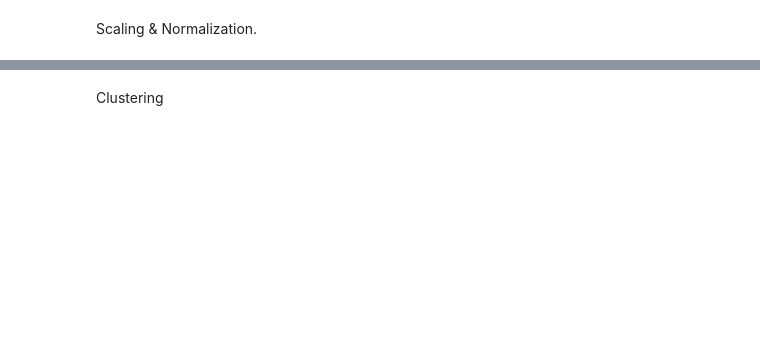
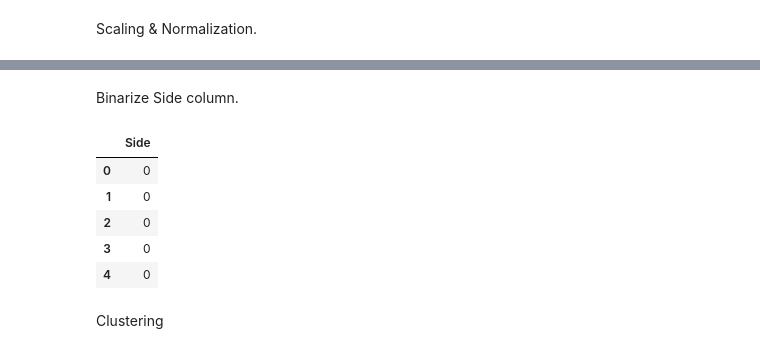
Before and after one commit to aboublini/Data-Analytics-US-Accidents, a Jupyter notebook: Ergasia_analytikis.ipynb, the cells around one changed output, grey strips where cells are left out. Cells and saved outputs as stored; diff of their text form; code cells hidden in the pictures; blank space fills up the shorter version.

```diff
--- a/Ergasia_analytikis.ipynb
+++ b/Ergasia_analytikis.ipynb
@@ -269,3 +308,17 @@ df_scaled.head()
+# %% [markdown]
+Binarize Side column.
+# %%
+side_column = data["Side"]
+side_column = label_binarize(side_column.array, classes=['R', 'L'])
+side_column = pd.DataFrame(side_column, columns=['Side'])
+side_column.head()
+# %% [output]
+|  | Side |
+| 0 | 0 |
+| 1 | 0 |
+| 2 | 0 |
+| 3 | 0 |
+| 4 | 0 |
 # %% [markdown]
 Clustering
 # %%
```
Also changed, not shown: parts of 15 cells of this notebook.
